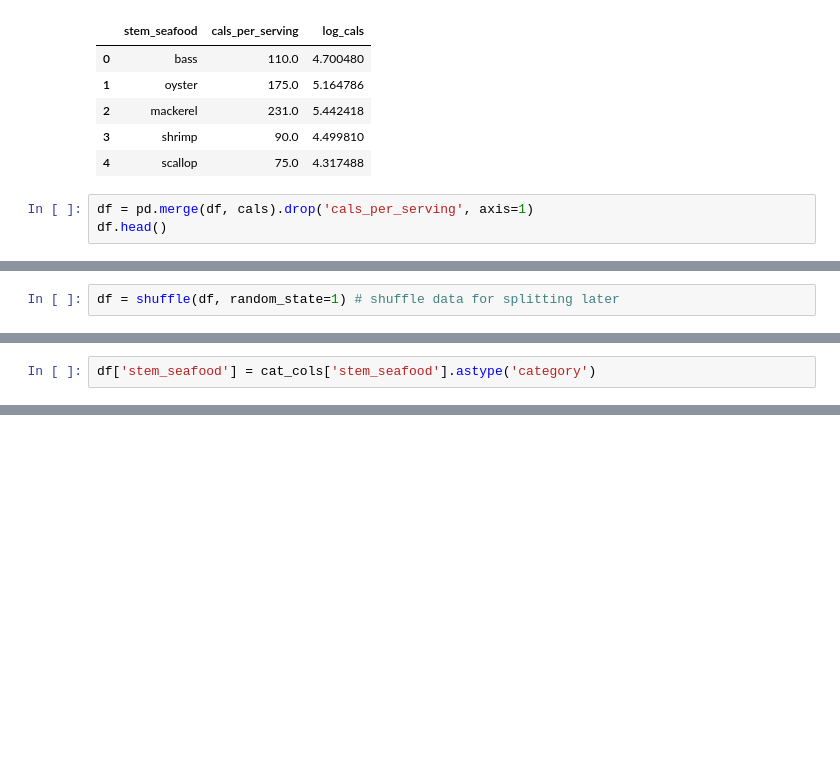
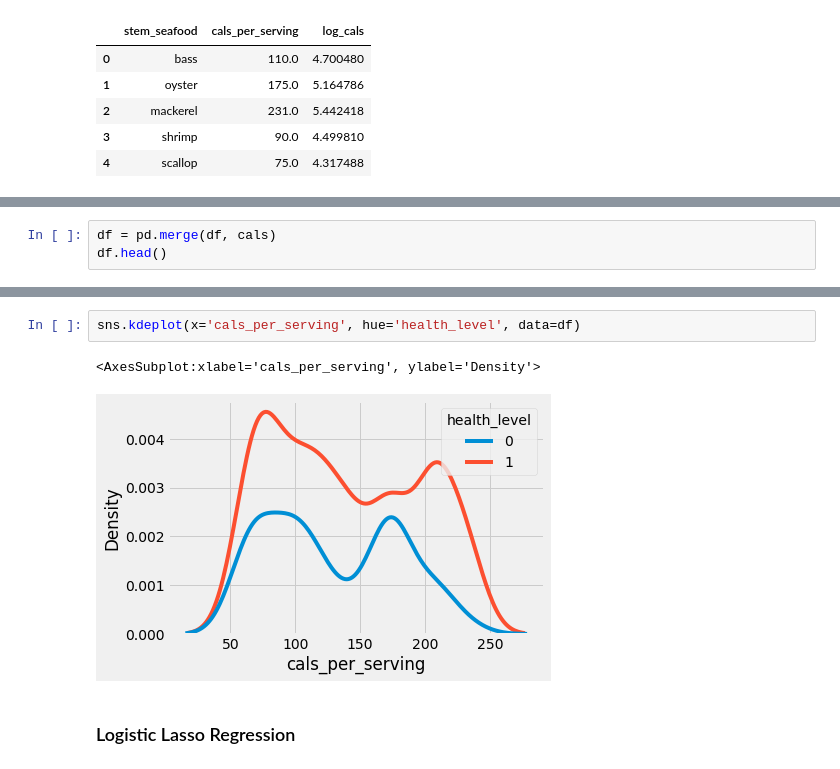
Before and after one commit to jagephart/nypl-menus, a Jupyter notebook: entity-extraction/analysis.ipynb, the cells around one changed output, grey strips where cells are left out. Saved outputs shown, nothing was run; the diff lists cells and outputs as text; blank space fills up the shorter version.

```diff
--- a/entity-extraction/analysis.ipynb
+++ b/entity-extraction/analysis.ipynb
@@ -800,6 +509,3 @@ cals.head()
 | 2 | mackerel | 231.0 | 5.442418 |
 | 3 | shrimp | 90.0 | 4.499810 |
 | 4 | scallop | 75.0 | 4.317488 |
-# %%
-df = pd.merge(df, cals).drop('cals_per_serving', axis=1)
-df.head()
@@ -823,2 +511,0 @@ from sklearn import metrics
-# %%
-df = shuffle(df, random_state=1) # shuffle data for splitting later
@@ -829,2 +511,0 @@ num_cols = ['log_cals'] # select numerical cols
-# %%
-df['stem_seafood'] = cat_cols['stem_seafood'].astype('category')
@@ -981,0 +512,3 @@ weighted avg       0.70      0.72      0.70       192
+# %%
+df = pd.merge(df, cals)
+df.head()
@@ -981,0 +529,7 @@ weighted avg       0.70      0.72      0.70       192
+# %%
+sns.kdeplot(x='cals_per_serving', hue='health_level', data=df)
+# %% [output]
+<AxesSubplot:xlabel='cals_per_serving', ylabel='Density'>
+[figure, added]
+# %% [markdown]
+### Logistic Lasso Regression
```
Also changed, not shown: parts of 91 cells of this notebook, 7 other files.
